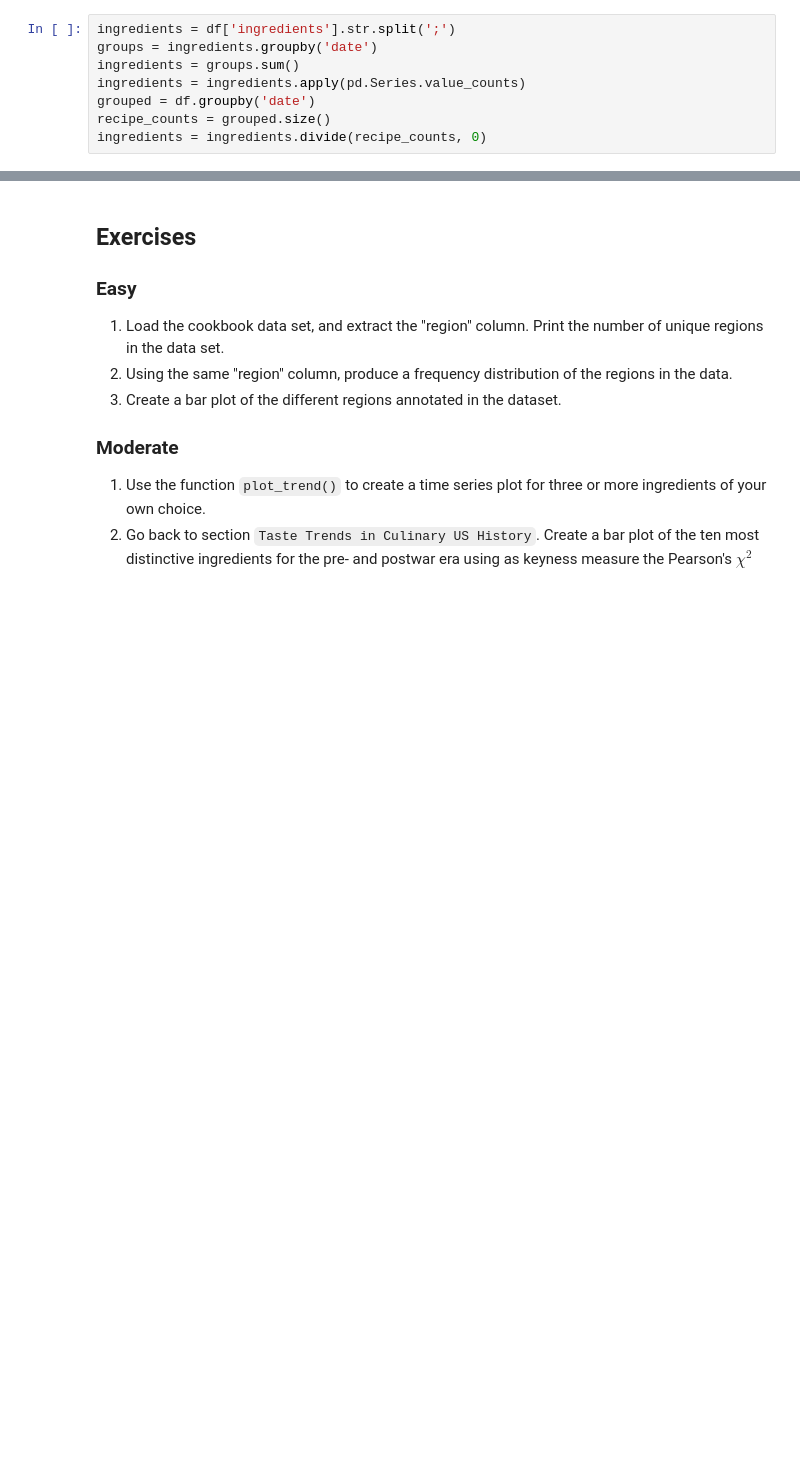
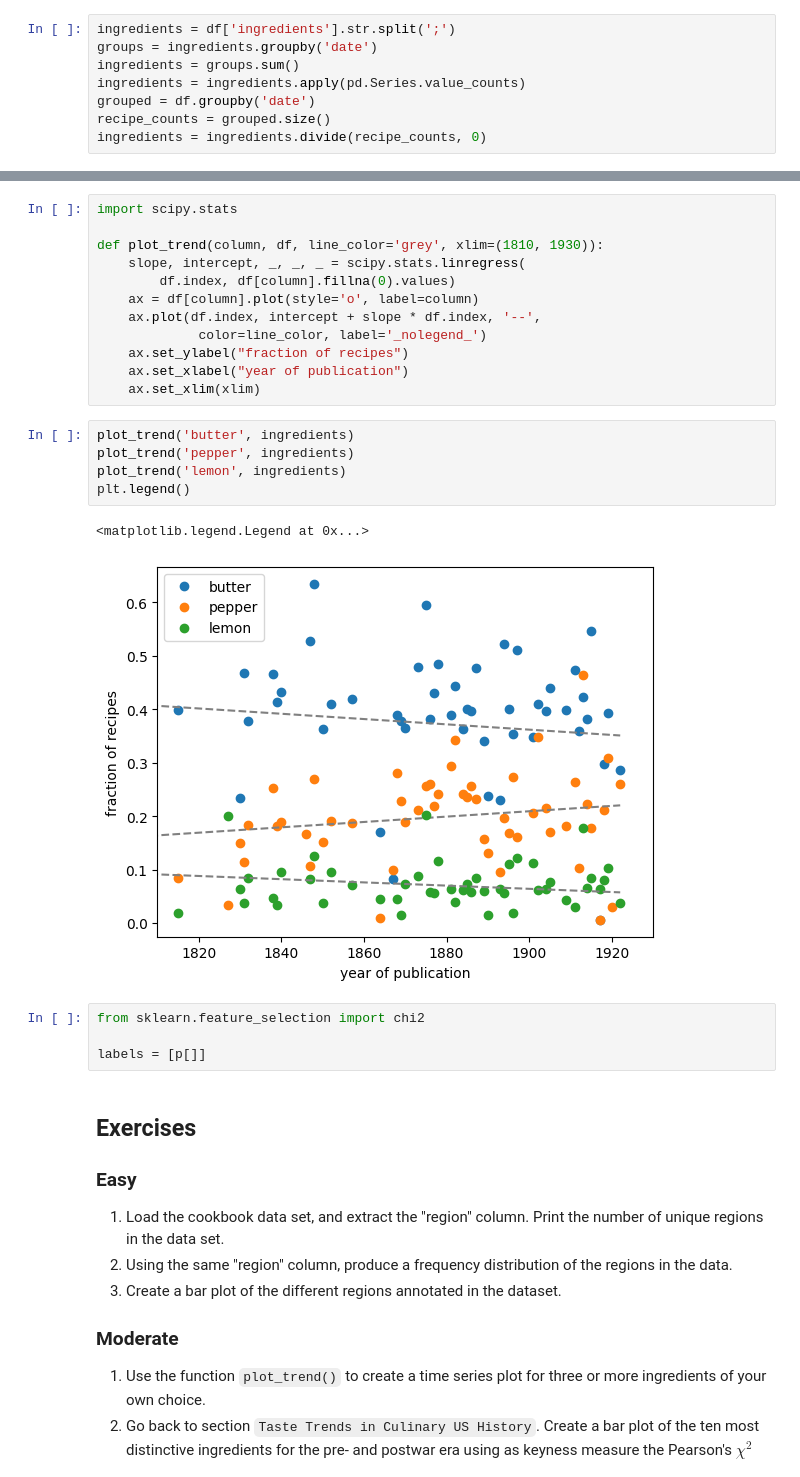
Before and after one commit to NienkeH/Creating-maps-in-R, a Jupyter notebook: 01-introduction-cook-books/01_exercises.ipynb, the cells around one changed output, grey strips where cells are left out. Cells and saved outputs as stored; diff of their text form; blank space fills up the shorter version.

```diff
--- a/01-introduction-cook-books/01_exercises.ipynb
+++ b/01-introduction-cook-books/01_exercises.ipynb
@@ -86,3 +97,27 @@ ingredients = ingredients.divide(recipe_counts, 0)
+# %%
+import scipy.stats
+
+def plot_trend(column, df, line_color='grey', xlim=(1810, 1930)):
+    slope, intercept, _, _, _ = scipy.stats.linregress(
+        df.index, df[column].fillna(0).values)
+    ax = df[column].plot(style='o', label=column)
+    ax.plot(df.index, intercept + slope * df.index, '--',
+             color=line_color, label='_nolegend_')
+    ax.set_ylabel("fraction of recipes")
+    ax.set_xlabel("year of publication")
+    ax.set_xlim(xlim)
+# %%
+plot_trend('butter', ingredients)
+plot_trend('pepper', ingredients)
+plot_trend('lemon', ingredients)
+plt.legend()
+# %% [output]
+<matplotlib.legend.Legend at 0x...>
+[figure, added]
+# %%
+from sklearn.feature_selection import chi2
+
+labels = [p[]]
 # %% [markdown]
 ## Exercises
 
```
Also changed, not shown: parts of 2 cells of this notebook.
